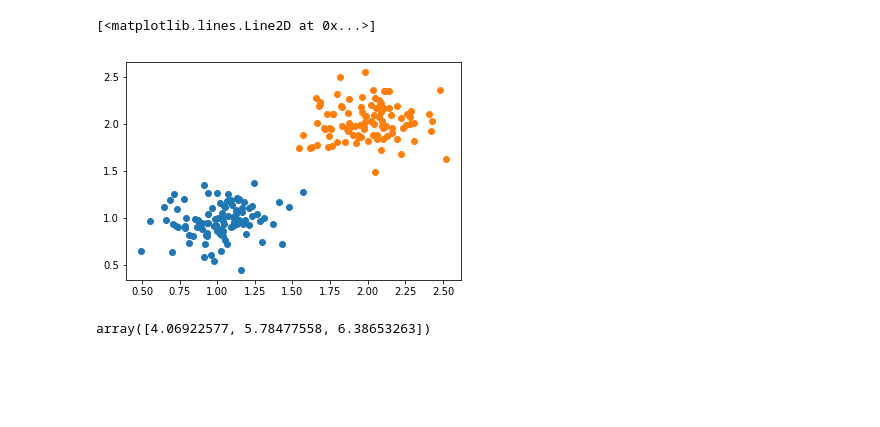
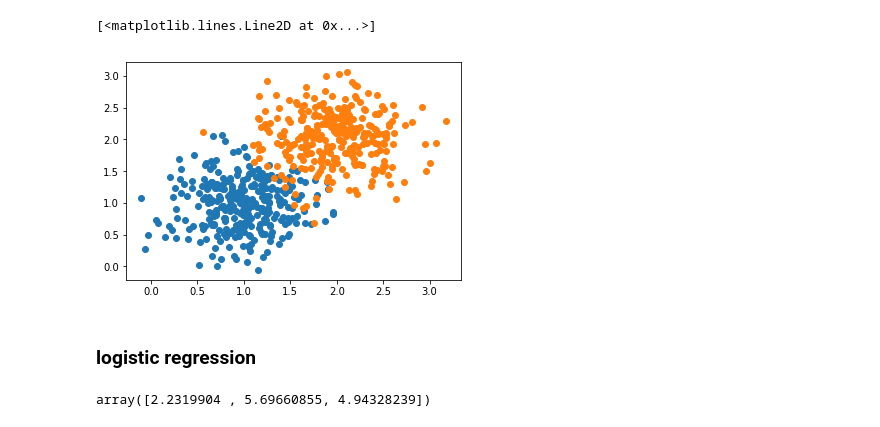
Before and after one commit to LeoSerena/MasterMLProject, a Jupyter notebook: logistic regression.ipynb, the cells around one changed output. Drawn from its saved outputs; the diff is of its cells as text; code cells hidden in the pictures; blank space fills up the shorter version.

```diff
--- a/logistic regression.ipynb
+++ b/logistic regression.ipynb
@@ -4,27 +4,37 @@ import matplotlib.pyplot as plt
 # %%
 mean_1 = np.array([1,1])
 mean_2 = np.array([2,2])
-std = 0.2
+std = 0.4
 
-N = 100
+N = 300
+N_test = (int) (N * 2/3)
 
 a_1 = np.random.normal(1, std, N)
 a_2 = np.random.normal(1, std, N)
 a = np.vstack((a_1, a_2, np.zeros(N)))
+a_train = a[:, :N_test]
+a_test = a[:, N_test:]
 
 b_1 = np.random.normal(2, std, N)
 b_2 = np.random.normal(2, std, N)
 b = np.vstack((b_1, b_2, np.ones(N)))
+b_train = b[:,:N_test]
+b_test = b[:,N_test:]
 
-data = np.vstack((a.T, b.T))
-X = np.array(data[:,:2])
-Y = np.array(data[:,2])
+data_train = np.vstack((a_train.T, b_train.T))
+data_test = np.vstack((a_test.T, b_test.T))
+
+X = np.array(data_train[:,:2])
+Y = np.array(data_train[:,2])
+
+X_test = np.array(data_test[:,:2])
+Y_test = np.array(data_test[:,2])
 
 plt.plot(a[0], a[1], 'o')
 plt.plot(b[0], b[1], 'o')
 # %% [output]
 [<matplotlib.lines.Line2D at 0x...>]
-[figure, old version]
+[figure, new version]
 # %%
 def standardize(x):
     """Standardize the original data set."""
@@ -42,6 +54,8 @@ def sigmoid(z):
 
 def sigmoid_gradient(z):
     return (1 - sigmoid(z)) * sigmoid(z)
+# %% [markdown]
+### logistic regression
 # %%
 def logistic_loss(y, x, w):
     return - np.mean(y * np.log(sigmoid(x @ w.T)) + (np.ones(y.shape[0])-y) * np.log(sigmoid(1 - x @ w.T)))
@@ -70,5 +87,5 @@ def gradient_descent(y, tx, init_w, max_iter, gamma, batch_size = 1):
 # %%
-loss, w = gradient_descent(Y, X, np.array([10,2,2]), 200, 0.5)
+loss, w = logistic_gradient_descent(Y, X, np.array([10,2,1]), 100, 0.5, batch_size = 20)
 w
 # %% [output]
-array([4.06922577, 5.78477558, 6.38653263])
+array([2.2319904 , 5.69660855, 4.94328239])
```
Also changed, not shown: parts of 14 cells of this notebook, 2 other files.
